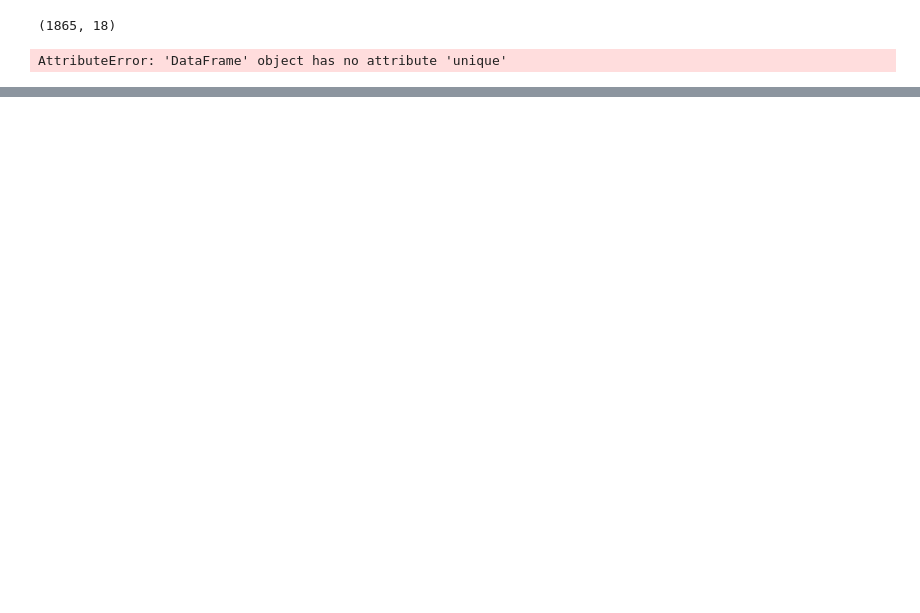
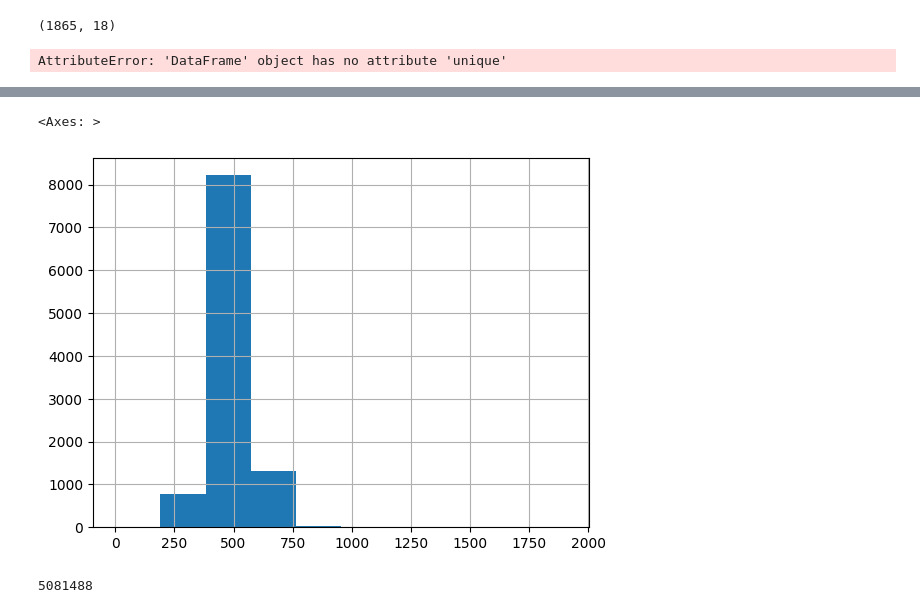
Before and after one commit to cnjanssen/spaceflightreivew, a Jupyter notebook: review_decisions.ipynb, the cells around one changed output, grey strips where cells are left out. Drawn from its saved outputs; the diff is of its cells as text; code cells hidden in the pictures; blank space fills up the shorter version.

Commit message:
added gemini output v1 ' :

```diff
--- a/review_decisions.ipynb
+++ b/review_decisions.ipynb
@@ -83,5 +102,32 @@ def parse_textblock(df):
     df[['justification', 'decision']] = df['AI_Decision'].apply(extract_content).apply(pd.Series)
 
     return df
-# %%
-df = parse_textblock(df)
+# %%
+#For GEMINI
+import pandas as pd
+from bs4 import BeautifulSoup
+
+def parse_ai_decisions(df):
+    decisions = []
+    justifications = []
+
+    for decision_text in df['AI_Decision']:
+        soup = BeautifulSoup(decision_text, 'html.parser')
+
+        justification_tag = soup.find('justification')
+        decision_tag = soup.find('decision')
+
+        justification = justification_tag.get_text(strip=True) if justification_tag else ''
+        decision = decision_tag.get_text(strip=True) if decision_tag else ''
+
+        justifications.append(justification)
+        decisions.append(decision)
+
+    df['Justification'] = justifications
+    df['Decision'] = decisions
+
+    return df
+
+# Example usage:
+df = parse_ai_decisions(df)
+print(df[['Decision', 'Justification']])
@@ -88 +165,10 @@ df = parse_textblock(df)
+# %%
+df['Tokens_Used'].hist()
+# %% [output]
+<Axes: >
+[figure, added]
+# %%
+df['Tokens_Used'].sum()
+# %% [output]
+5081488
 # %%
```
Also changed, not shown: parts of 8 cells of this notebook, 38 other files.
